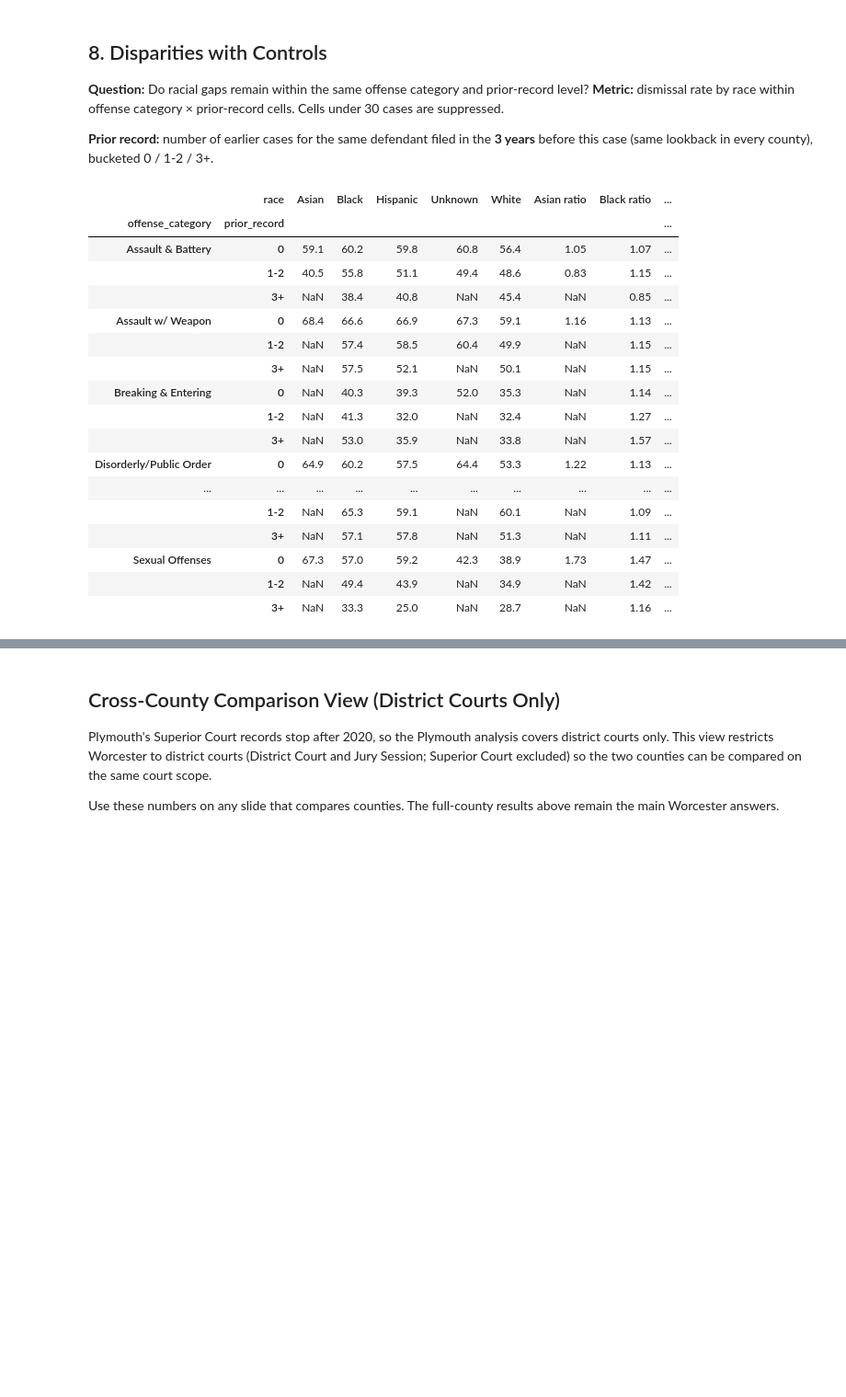
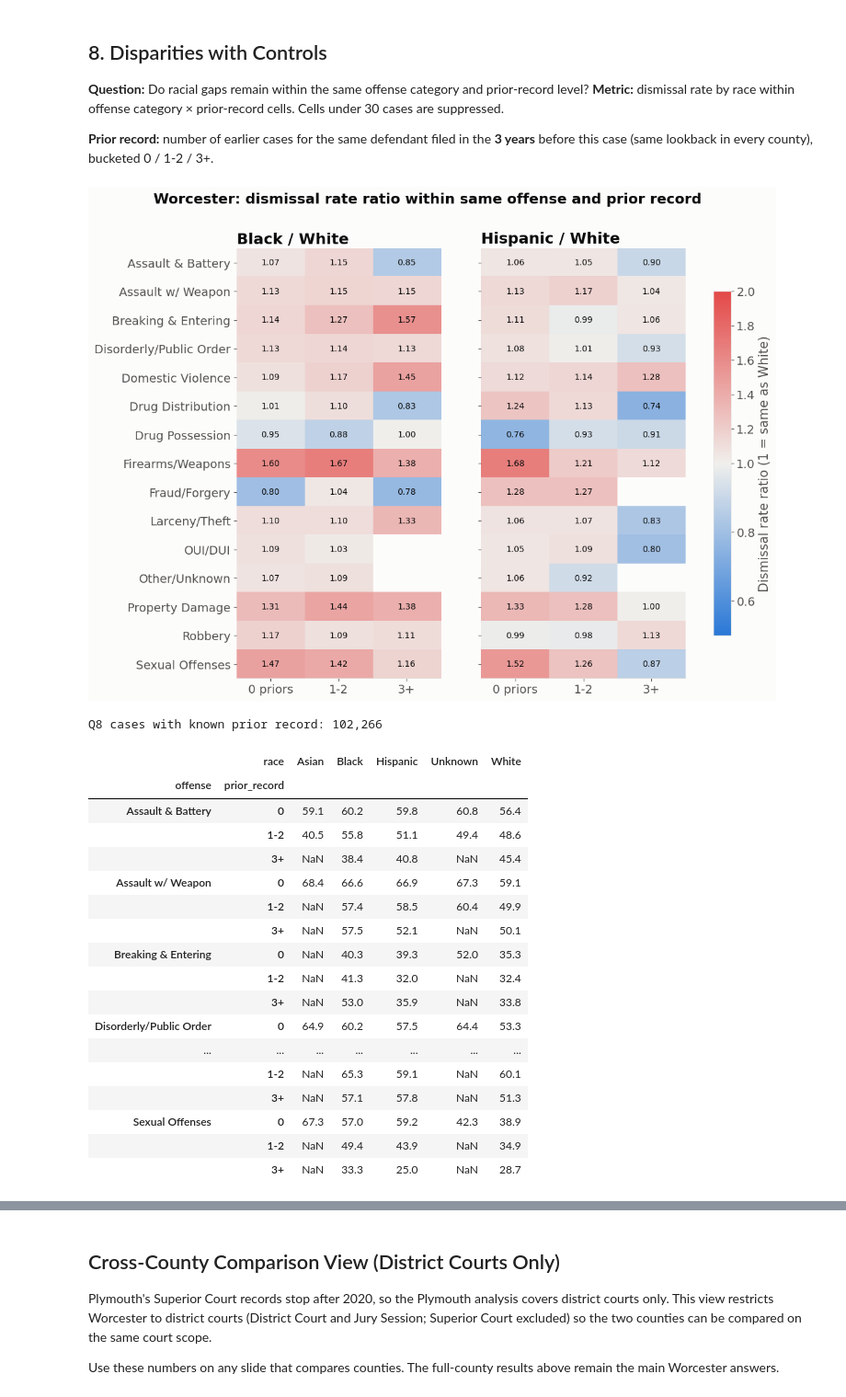
Before and after one commit to BU-Spark/ds-prosecutor-explorer, a Jupyter notebook: fa26/worcester/worcester_analysis.ipynb, the cells around one changed output, grey strips where cells are left out. Shown at 92% size. Drawn from its saved outputs; the diff is of its cells as text; code cells hidden in the pictures; blank space fills up the shorter version.

```diff
--- a/fa26/worcester/worcester_analysis.ipynb
+++ b/fa26/worcester/worcester_analysis.ipynb
@@ -744,58 +723,31 @@ if "race" not in INSUFFICIENT:
 
 **Prior record:** number of earlier cases for the same defendant filed in the **3 years** before this case (same lookback in every county), bucketed 0 / 1-2 / 3+.
 # %%
-LOOKBACK_YEARS = 3
-
-if "defendant_id" in missing_cols or "defendant_id" in INSUFFICIENT:
-    print("No defendant ID: prior record not measurable, insufficient data")
-elif "race" in INSUFFICIENT:
-    print("Race: insufficient data")
+if "defendant_id" in INSUFFICIENT:
+    print("Q8: insufficient data (defendant ID over 20% missing)")
 else:
-    # Use all filed cases (any year) so cases early in the window still see prior history
-    hist = (filed.groupby("case_key").agg(defendant_id=("defendant_id", "first"),
-                                          filing_date=("filing_date", "min"))
-                 .dropna().sort_values("filing_date"))
-
-    def prior_count(g):
-        dates = g["filing_date"].values
-        start = dates - np.timedelta64(365 * LOOKBACK_YEARS, "D")
-        return pd.Series(np.searchsorted(dates, dates, side="left")
-                         - np.searchsorted(dates, start, side="left"), index=g.index)
-
-    hist["prior_cases"] = hist.groupby("defendant_id", group_keys=False)[["filing_date"]].apply(prior_count)
-    hist["prior_record"] = pd.cut(hist["prior_cases"], [-1, 0, 2, np.inf], labels=["0", "1-2", "3+"])
-
-    c = cases.merge(hist[["prior_record"]], left_on="case_key", right_index=True, how="left")
-    cell = (c.groupby(["offense_category", "prior_record", "race"], observed=True)["dismissed"]
-              .agg(cases="size", rate="mean").reset_index())
-    cell = cell[cell["cases"] >= MIN_CELL]
-    cell["rate_pct"] = (cell["rate"] * 100).round(1)
-
-    wide = cell.pivot_table(index=["offense_category", "prior_record"], columns="race",
-                            values="rate_pct", observed=True)
-    if REF["race"] in wide.columns:
-        for col in wide.columns:
-            if col != REF["race"]:
-                wide[f"{col} ratio"] = (wide[col] / wide[REF["race"]]).round(2)
-    display(wide)
+    q8_rates = plot_q8_heatmap(std, COUNTY, f"{FIG_DIR}/q8_dismissal_ratio_heatmap.png")
+    display(q8_rates)
 # %% [output]
+[figure, added]
+Q8 cases with known prior record: 102,266
-|  | race | Asian | Black | Hispanic | Unknown | White | Asian ratio | Black ratio | ... |
-| offense_category | prior_record |  |  |  |  |  |  |  | ... |
-| Assault & Battery | 0 | 59.1 | 60.2 | 59.8 | 60.8 | 56.4 | 1.05 | 1.07 | ... |
-|  | 1-2 | 40.5 | 55.8 | 51.1 | 49.4 | 48.6 | 0.83 | 1.15 | ... |
-|  | 3+ | NaN | 38.4 | 40.8 | NaN | 45.4 | NaN | 0.85 | ... |
-| Assault w/ Weapon | 0 | 68.4 | 66.6 | 66.9 | 67.3 | 59.1 | 1.16 | 1.13 | ... |
-|  | 1-2 | NaN | 57.4 | 58.5 | 60.4 | 49.9 | NaN | 1.15 | ... |
-|  | 3+ | NaN | 57.5 | 52.1 | NaN | 50.1 | NaN | 1.15 | ... |
-| Breaking & Entering | 0 | NaN | 40.3 | 39.3 | 52.0 | 35.3 | NaN | 1.14 | ... |
-|  | 1-2 | NaN | 41.3 | 32.0 | NaN | 32.4 | NaN | 1.27 | ... |
-|  | 3+ | NaN | 53.0 | 35.9 | NaN | 33.8 | NaN | 1.57 | ... |
-| Disorderly/Public Order | 0 | 64.9 | 60.2 | 57.5 | 64.4 | 53.3 | 1.22 | 1.13 | ... |
-| ... | ... | ... | ... | ... | ... | ... | ... | ... | ... |
-|  | 1-2 | NaN | 65.3 | 59.1 | NaN | 60.1 | NaN | 1.09 | ... |
-|  | 3+ | NaN | 57.1 | 57.8 | NaN | 51.3 | NaN | 1.11 | ... |
-| Sexual Offenses | 0 | 67.3 | 57.0 | 59.2 | 42.3 | 38.9 | 1.73 | 1.47 | ... |
-|  | 1-2 | NaN | 49.4 | 43.9 | NaN | 34.9 | NaN | 1.42 | ... |
-|  | 3+ | NaN | 33.3 | 25.0 | NaN | 28.7 | NaN | 1.16 | ... |
+|  | race | Asian | Black | Hispanic | Unknown | White |
+| offense | prior_record |  |  |  |  |  |
+| Assault & Battery | 0 | 59.1 | 60.2 | 59.8 | 60.8 | 56.4 |
+|  | 1-2 | 40.5 | 55.8 | 51.1 | 49.4 | 48.6 |
+|  | 3+ | NaN | 38.4 | 40.8 | NaN | 45.4 |
+| Assault w/ Weapon | 0 | 68.4 | 66.6 | 66.9 | 67.3 | 59.1 |
+|  | 1-2 | NaN | 57.4 | 58.5 | 60.4 | 49.9 |
+|  | 3+ | NaN | 57.5 | 52.1 | NaN | 50.1 |
+| Breaking & Entering | 0 | NaN | 40.3 | 39.3 | 52.0 | 35.3 |
+|  | 1-2 | NaN | 41.3 | 32.0 | NaN | 32.4 |
+|  | 3+ | NaN | 53.0 | 35.9 | NaN | 33.8 |
+| Disorderly/Public Order | 0 | 64.9 | 60.2 | 57.5 | 64.4 | 53.3 |
+| ... | ... | ... | ... | ... | ... | ... |
+|  | 1-2 | NaN | 65.3 | 59.1 | NaN | 60.1 |
+|  | 3+ | NaN | 57.1 | 57.8 | NaN | 51.3 |
+| Sexual Offenses | 0 | 67.3 | 57.0 | 59.2 | 42.3 | 38.9 |
+|  | 1-2 | NaN | 49.4 | 43.9 | NaN | 34.9 |
+|  | 3+ | NaN | 33.3 | 25.0 | NaN | 28.7 |
 # %% [markdown]
 **How this was calculated**
```
Also changed, not shown: parts of 14 cells of this notebook, 15 other files.
